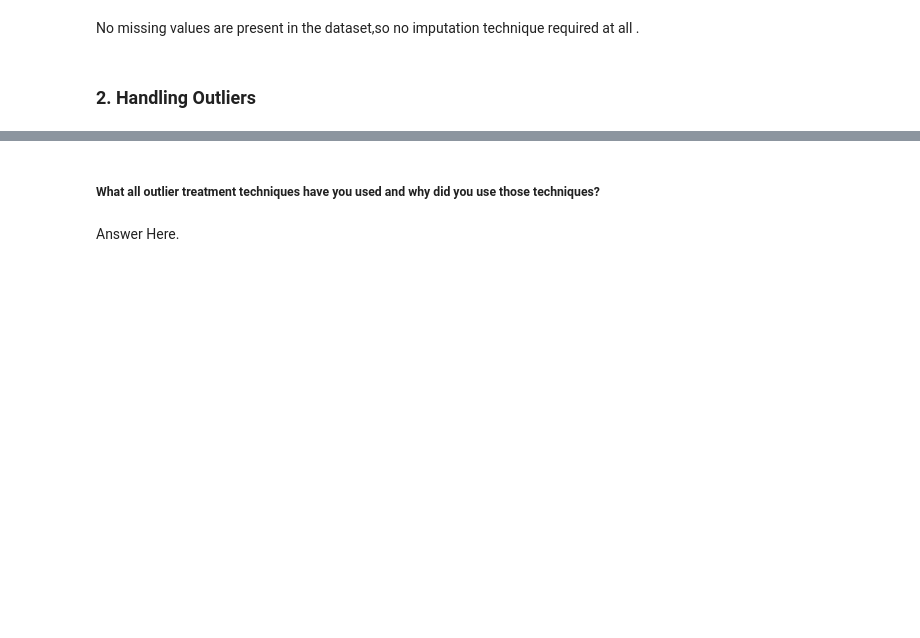
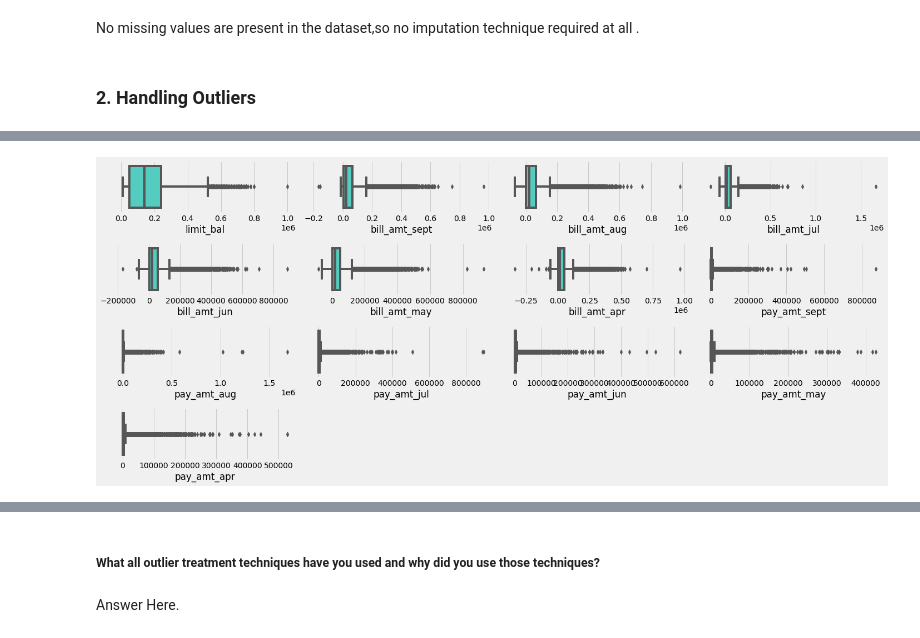
Before and after one commit to thepankaj018/Credit-Card-Default-Prediction, a Jupyter notebook: Credit_Card_Default_Prediction.ipynb, the cells around one changed output, grey strips where cells are left out. Saved outputs shown, nothing was run; the diff lists cells and outputs as text; code cells hidden in the pictures; blank space fills up the shorter version.

```diff
--- a/Credit_Card_Default_Prediction.ipynb
+++ b/Credit_Card_Default_Prediction.ipynb
@@ -274,3 +269,8 @@ continous_variable = ['limit_bal', 'bill_amt1', 'bill_amt2', 'bill_amt3',
+# %%
+# Fetching continous variable
+continous_variable = ['limit_bal', 'bill_amt_sept', 'bill_amt_aug', 'bill_amt_jul',
+                      'bill_amt_jun','bill_amt_may' ,'bill_amt_apr' , 'pay_amt_sept', 'pay_amt_aug',
+                      'pay_amt_jul', 'pay_amt_jun', 'pay_amt_may', 'pay_amt_apr']
 # %%
 # Checking number of continous variable
 len(continous_variable)
@@ -1004,0 +1020,10 @@ No missing values are present in the dataset,so no imputation technique required
+# %%
+plt.figure(figsize=(20,12))
+
+for i in range(0,len(continous_variable)):
+  plt.subplot(6,4,i+1)
+  sns.boxplot(data = data,x = continous_variable[i],color = 'turquoise')
+  plt.xlabel(continous_variable[i])
+  plt.tight_layout()
+# %% [output]
+[figure, added]
```
Also changed, not shown: parts of 8 cells of this notebook.
